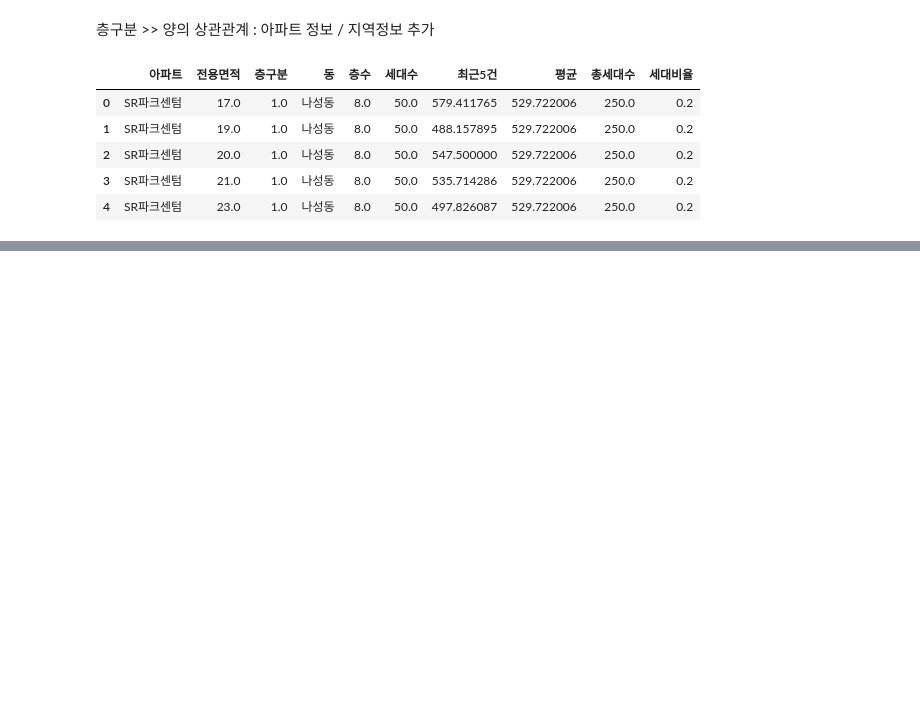
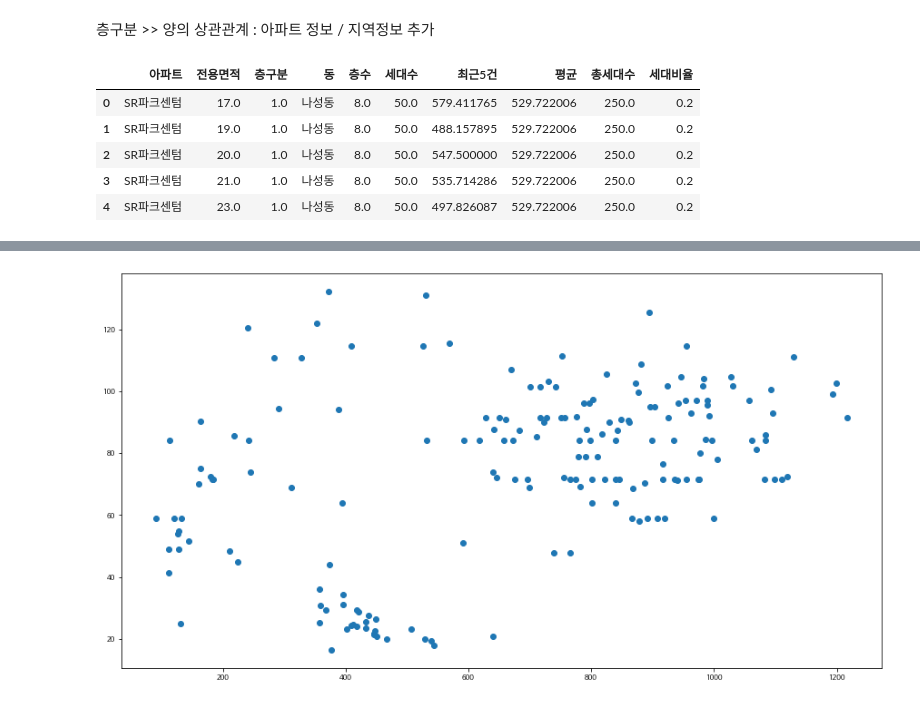
Before and after one commit to Note-YH/sejong-house-market-analyse, a Jupyter notebook: Corr.ipynb, the cells around one changed output, grey strips where cells are left out. Saved outputs shown, nothing was run; the diff lists cells and outputs as text; code cells hidden in the pictures; blank space fills up the shorter version.

```diff
--- a/Corr.ipynb
+++ b/Corr.ipynb
@@ -148,3 +148,9 @@ plt.show()
+# %%
+df01 = data.groupby('아파트').agg({'최근5건' : 'mean','층수' : 'first', '총세대수': 'first','전용면적' : 'mean'})
+plt.scatter(df01['최근5건'],df01['전용면적'])
+plt.show()
+# %% [output]
+[figure, added]
 # %%
 plt.scatter(data['전용면적'],data['최근5건'])
 plt.show()
```
Also changed, not shown: parts of 6 cells of this notebook.
